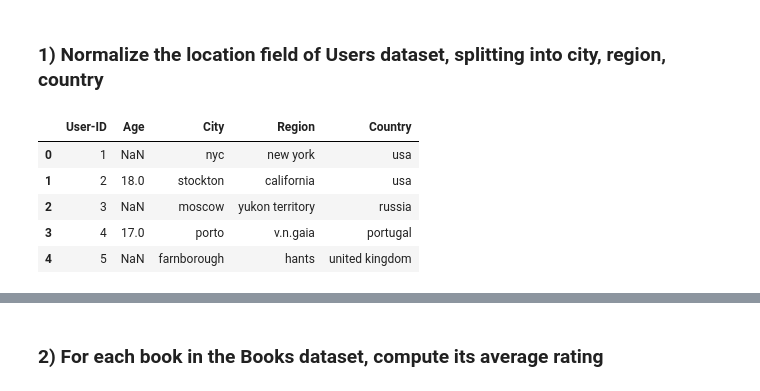
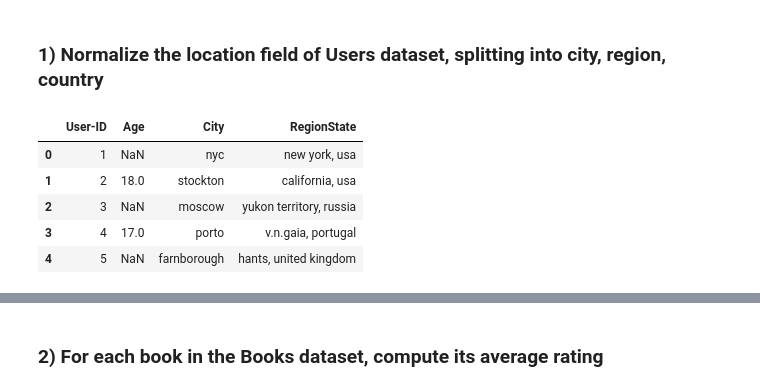
Before and after one commit to giocoal/goodreads-books-simple-data-processing, a Jupyter notebook: Notebook_progetto_commentato.ipynb, the cells around one changed output, grey strips where cells are left out. Saved outputs shown, nothing was run; the diff lists cells and outputs as text; code cells hidden in the pictures.

Commit message:
Correzioni pto 1 & file di prova su dataset Users

```diff
--- a/Notebook_progetto_commentato.ipynb
+++ b/Notebook_progetto_commentato.ipynb
@@ -63,13 +64,13 @@ goodbooks_ratings.head()
 # %% [markdown]
 ### 1) Normalize the location field of Users dataset, splitting into city, region, country
 # %%
-users[['City', 'Region', 'Country']] = users['Location'].str.split(',', expand = True, n = 2)
+users[['City', 'RegionState']] = users['Location'].str.split(',', expand = True, n = 1)
 users.drop('Location', axis = 1, inplace = True)
 users.head()
 # %% [output]
-|  | User-ID | Age | City | Region | Country |
-| 0 | 1 | NaN | nyc | new york | usa |
-| 1 | 2 | 18.0 | stockton | california | usa |
-| 2 | 3 | NaN | moscow | yukon territory | russia |
-| 3 | 4 | 17.0 | porto | v.n.gaia | portugal |
-| 4 | 5 | NaN | farnborough | hants | united kingdom |
+|  | User-ID | Age | City | RegionState |
+| 0 | 1 | NaN | nyc | new york, usa |
+| 1 | 2 | 18.0 | stockton | california, usa |
+| 2 | 3 | NaN | moscow | yukon territory, russia |
+| 3 | 4 | 17.0 | porto | v.n.gaia, portugal |
+| 4 | 5 | NaN | farnborough | hants, united kingdom |
```
Also changed, not shown: parts of 6 cells of this notebook, 1 other file.
